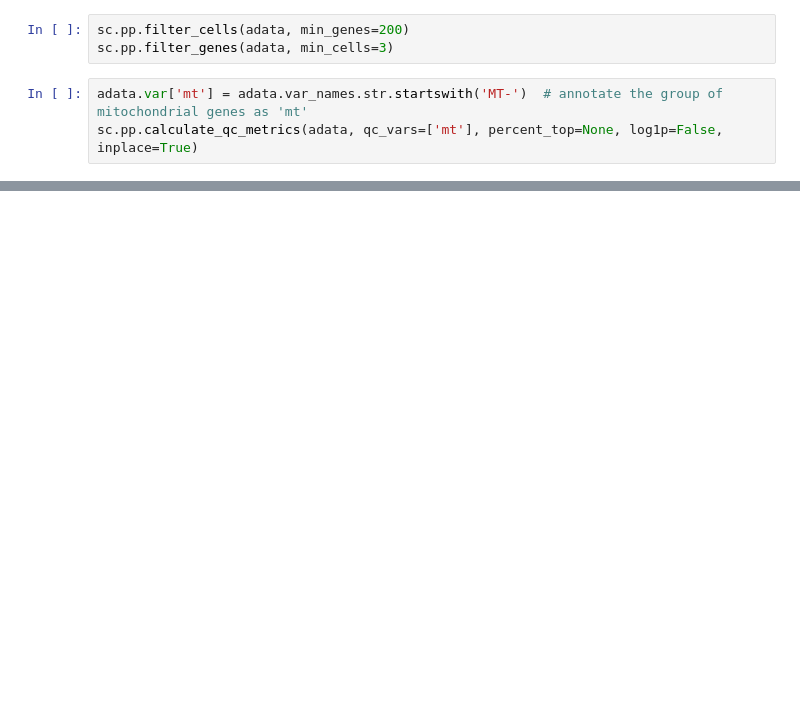
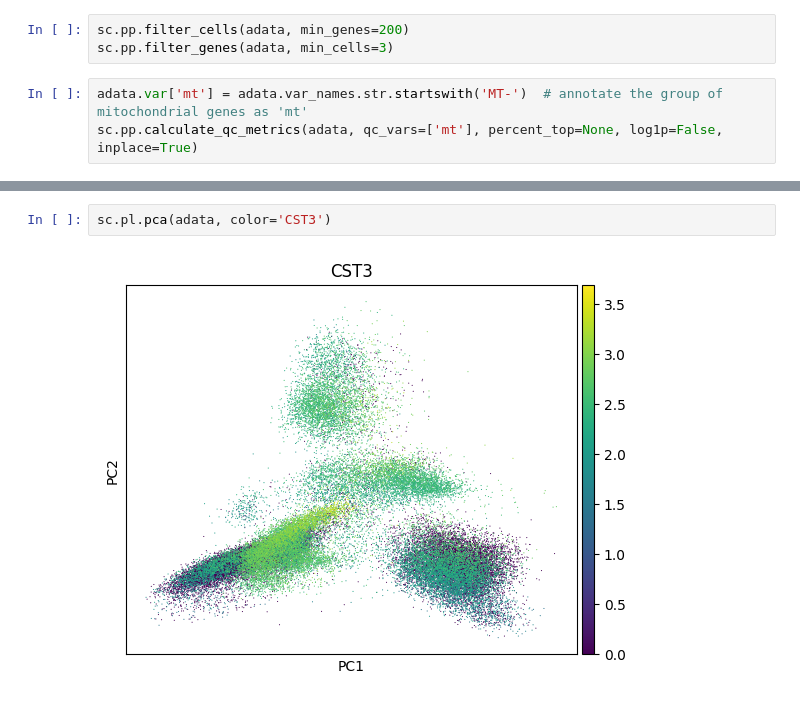
Before and after one commit to archana-b24/sc-spatial-analysis, a Jupyter notebook: initialAnalysis.ipynb, the cells around one changed output, grey strips where cells are left out. Drawn from its saved outputs; the diff is of its cells as text; blank space fills up the shorter version.

```diff
--- a/initialAnalysis.ipynb
+++ b/initialAnalysis.ipynb
@@ -84,0 +58,4 @@ import synapseclient
+# %%
+sc.pl.pca(adata, color='CST3')
+# %% [output]
+[figure, added]
```
Also changed, not shown: parts of 25 cells of this notebook, 1 other file.
